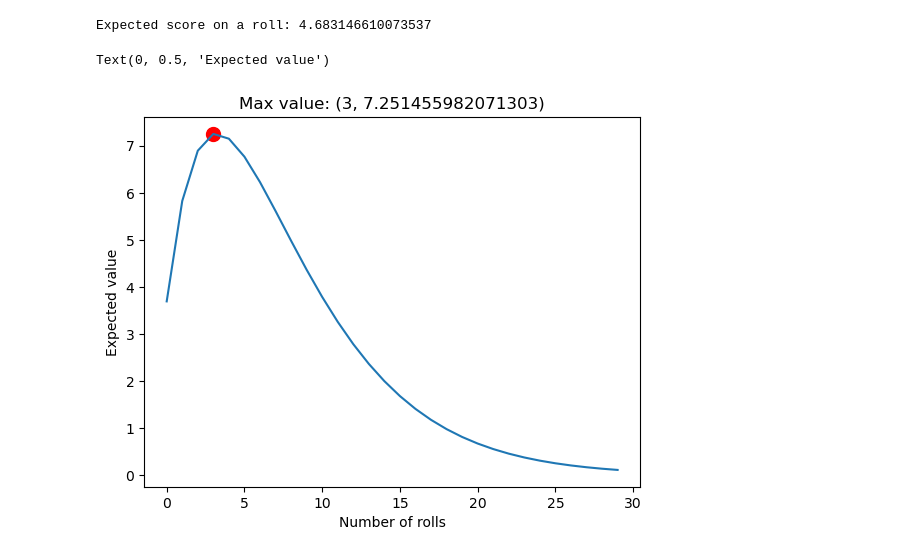
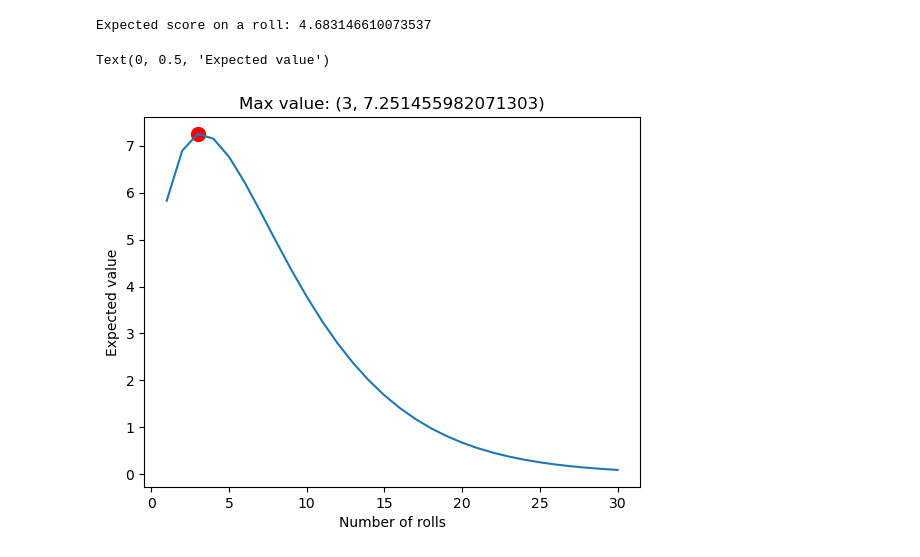
Before and after one commit to raanreye/Pass-the-Pigs-numberphile, a Jupyter notebook: PassThePigs.ipynb, the cells around one changed output. Cells and saved outputs as stored; diff of their text form; code cells hidden in the pictures.

```diff
--- a/PassThePigs.ipynb
+++ b/PassThePigs.ipynb
@@ -121,23 +126,23 @@ Expected score on a roll: 4.683146610073537
 # %%
 # Total score on n rolls
 n_val = 30
 
 def score_n_rolls(n):
     return (go_again_prob**n)*expected*n
 
-values_n = [score_n_rolls(n+1) for n in range(n_val)]
+values_n = [score_n_rolls(n+1) for n in range(1,n_val+1)]
 
-plt.plot(range(n_val),values_n)
+plt.plot(range(1,n_val+1),values_n)
 
 # Find the max y-value and its corresponding x-value
 max_y = max(values_n)
-max_x = range(n_val)[values_n.index(max_y)]
+max_x = range(1,n_val+1)[values_n.index(max_y)]
 
 # Highlight the maximum point
 plt.scatter(max_x, max_y, color='red', s=100, label='Max value')  # 's' is the size of the marker
 plt.title(f'Max value: ({max_x}, {max_y})')
 plt.xlabel('Number of rolls')
 plt.ylabel('Expected value')
 # %% [output]
 Text(0, 0.5, 'Expected value')
-[figure, old version]
+[figure, new version]
```
Also changed, not shown: parts of 11 cells of this notebook, 1 other file.
